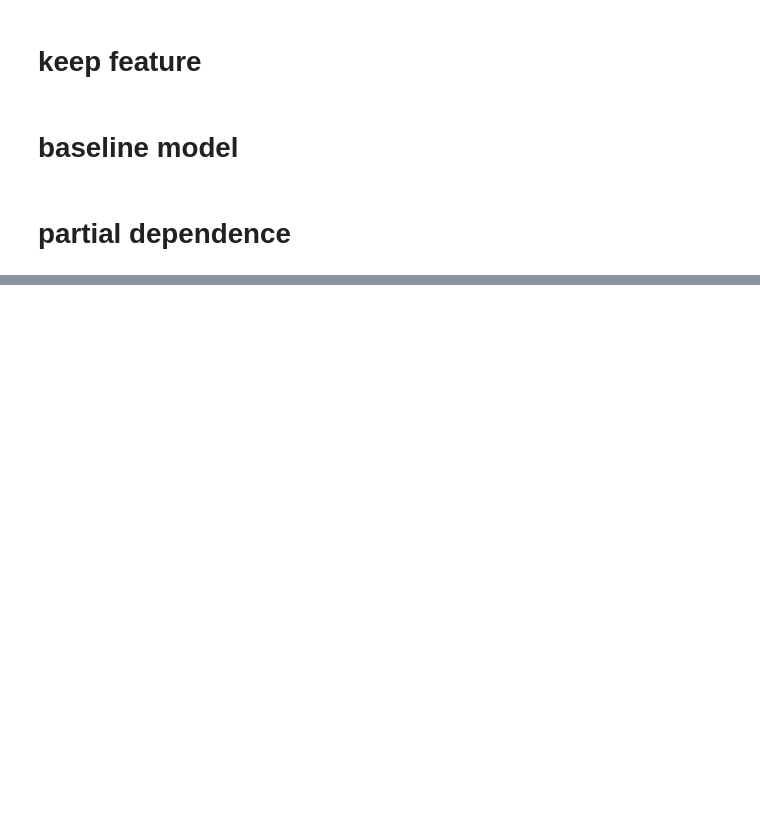
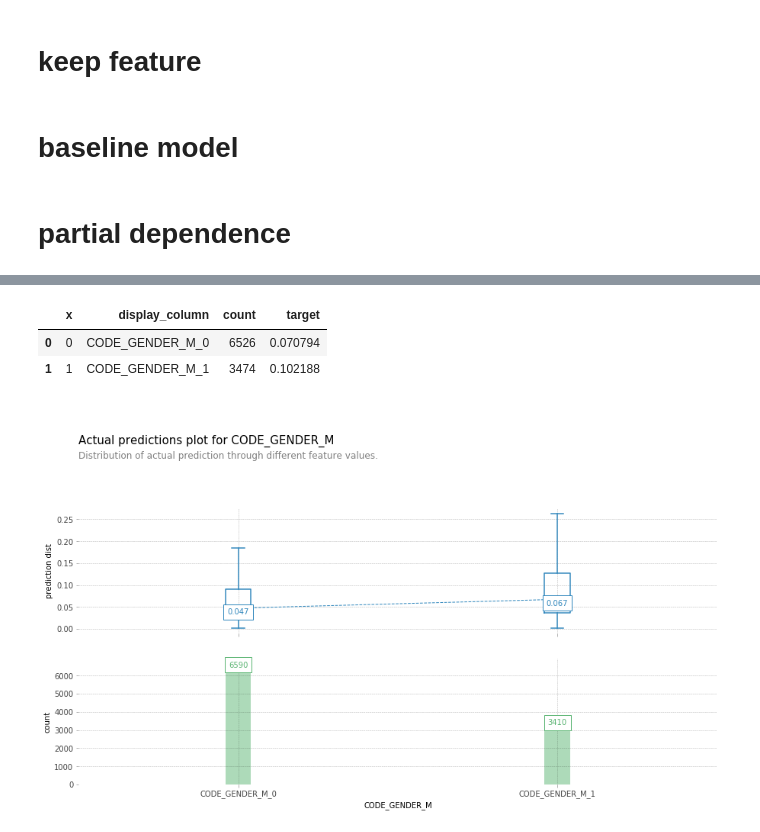
Before and after one commit to KienVu2368/tabint, a Jupyter notebook: nbs/partial dependence.ipynb, the cells around one changed output, grey strips where cells are left out. Saved outputs shown, nothing was run; the diff lists cells and outputs as text; code cells hidden in the pictures; blank space fills up the shorter version.

```diff
--- a/nbs/partial dependence.ipynb
+++ b/nbs/partial dependence.ipynb
@@ -775,0 +277,10 @@ def _calc_figsize(num_charts, ncols, title_height, unit_figsize):
+# %%
+pdpd.summary['info_target']
+# %% [output]
+|  | x | display_column | count | target |
+| 0 | 0 | CODE_GENDER_M_0 | 6526 | 0.070794 |
+| 1 | 1 | CODE_GENDER_M_1 | 3474 | 0.102188 |
+# %%
+pdpd.info_actual('CODE_GENDER_M')
+# %% [output]
+[figure, added]
```
Also changed, not shown: parts of 47 cells of this notebook, 5 other files.
